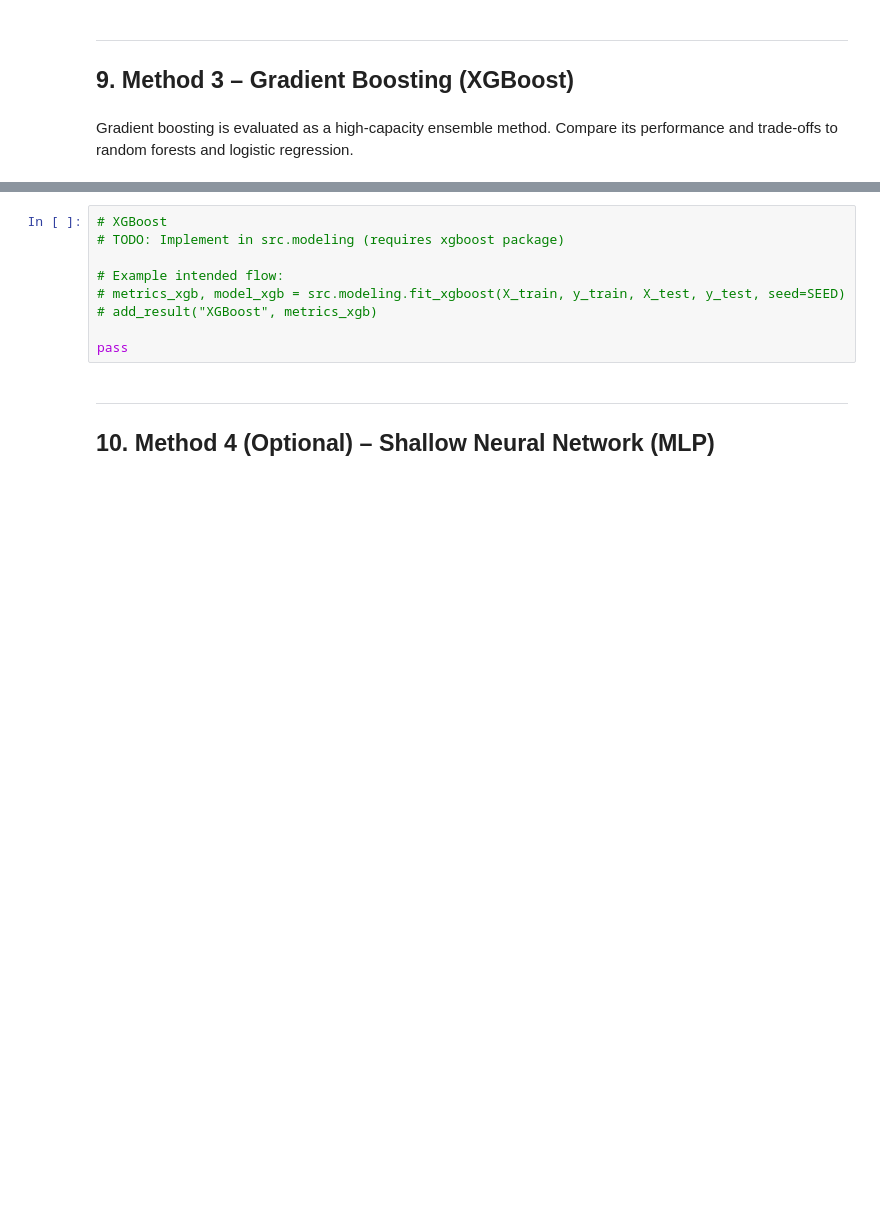
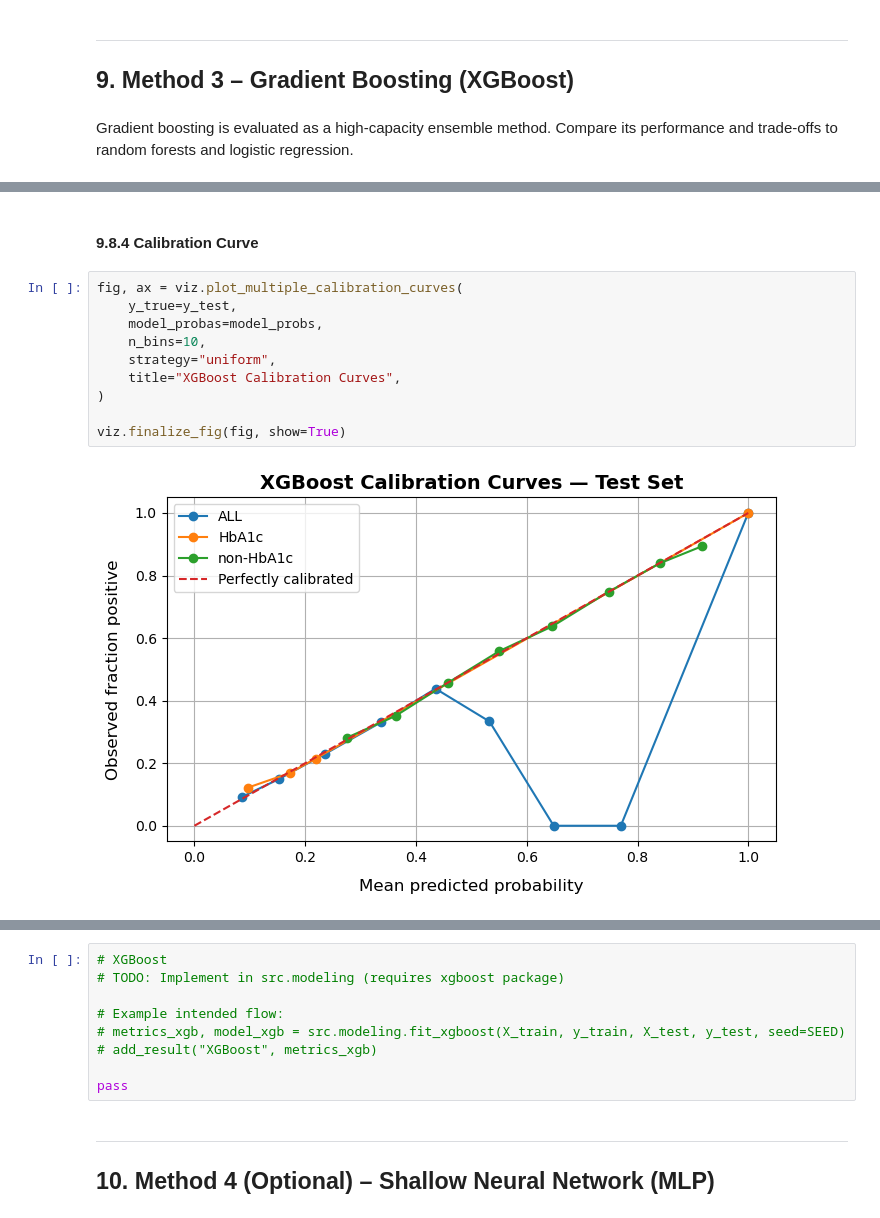
Before and after one commit to etoobian/diabetes-prediction-ds1, a Jupyter notebook: notebooks/diabetes_prediction.ipynb, the cells around one changed output, grey strips where cells are left out. Drawn from its saved outputs; the diff is of its cells as text; blank space fills up the shorter version.

```diff
--- a/notebooks/diabetes_prediction.ipynb
+++ b/notebooks/diabetes_prediction.ipynb
@@ -1867,0 +2117,14 @@ Gradient boosting is evaluated as a high-capacity ensemble method. Compare its p
+# %% [markdown]
+#### 9.8.4 Calibration Curve
+# %%
+fig, ax = viz.plot_multiple_calibration_curves(
+    y_true=y_test,
+    model_probas=model_probs,
+    n_bins=10,
+    strategy="uniform",
+    title="XGBoost Calibration Curves",
+)
+
+viz.finalize_fig(fig, show=True)
+# %% [output]
+[figure, added]
```
Also changed, not shown: parts of 32 cells of this notebook.
